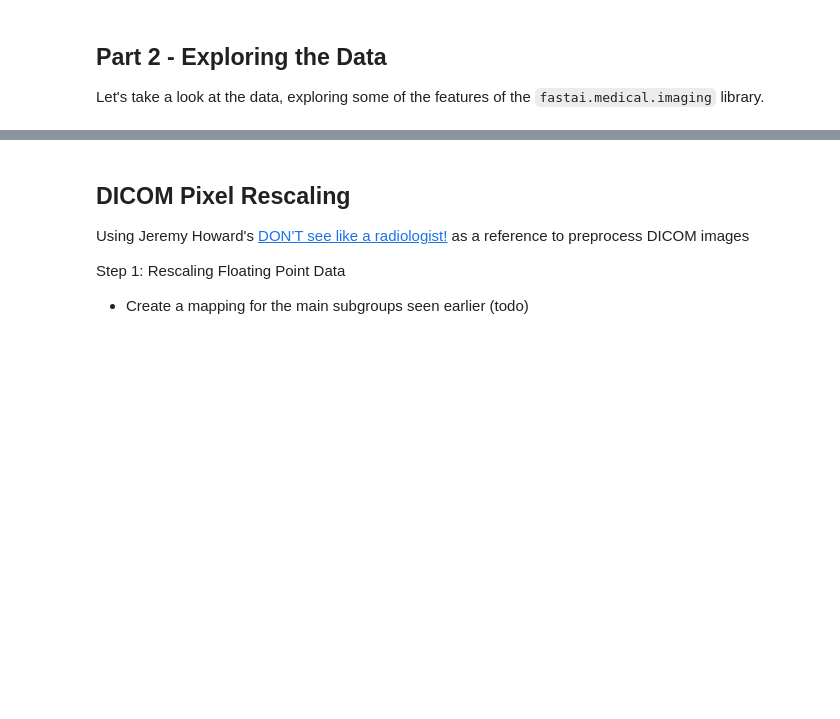
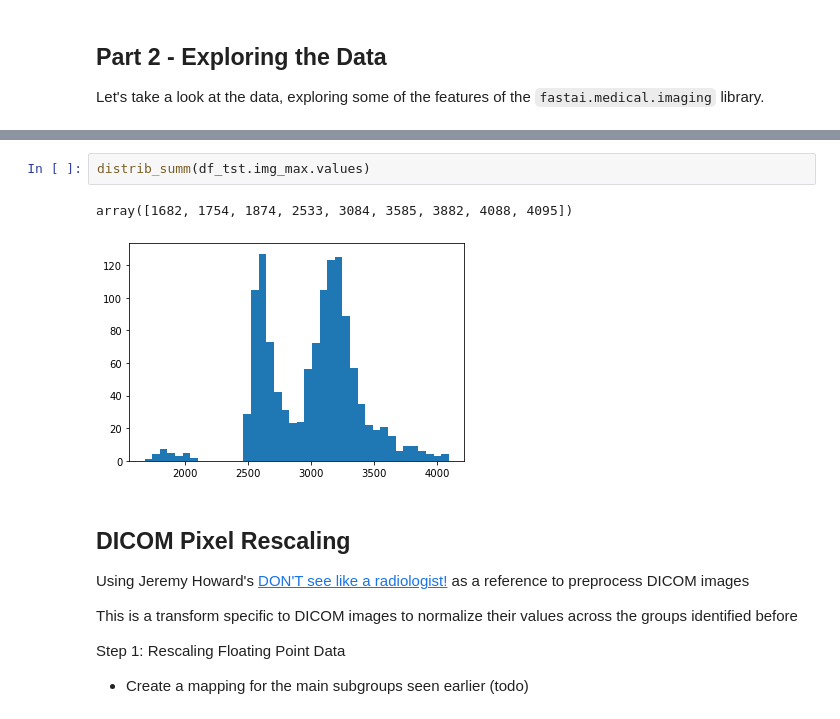
Before and after one commit to amalhot5/pulmonary-fibrosis-progression, a Jupyter notebook: model-building.ipynb, the cells around one changed output, grey strips where cells are left out. Cells and saved outputs as stored; diff of their text form; blank space fills up the shorter version.

```diff
--- a/model-building.ipynb
+++ b/model-building.ipynb
@@ -213,8 +268,15 @@ comb.head().T
+# %%
+distrib_summ(df_tst.img_max.values)
+# %% [output]
+array([1682, 1754, 1874, 2533, 3084, 3585, 3882, 4088, 4095])
+[figure, added]
 # %% [markdown]
 ## DICOM Pixel Rescaling
 
 Using Jeremy Howard's [DON'T see like a radiologist!](https://www.kaggle.com/jhoward/don-t-see-like-a-radiologist-fastai) as a reference to preprocess DICOM images
 
+This is a transform specific to DICOM images to normalize their values across the groups identified before
+
 Step 1: Rescaling Floating Point Data
 
 - Create a mapping for the main subgroups seen earlier (todo)
```
Also changed, not shown: parts of 33 cells of this notebook, 1 other file.
